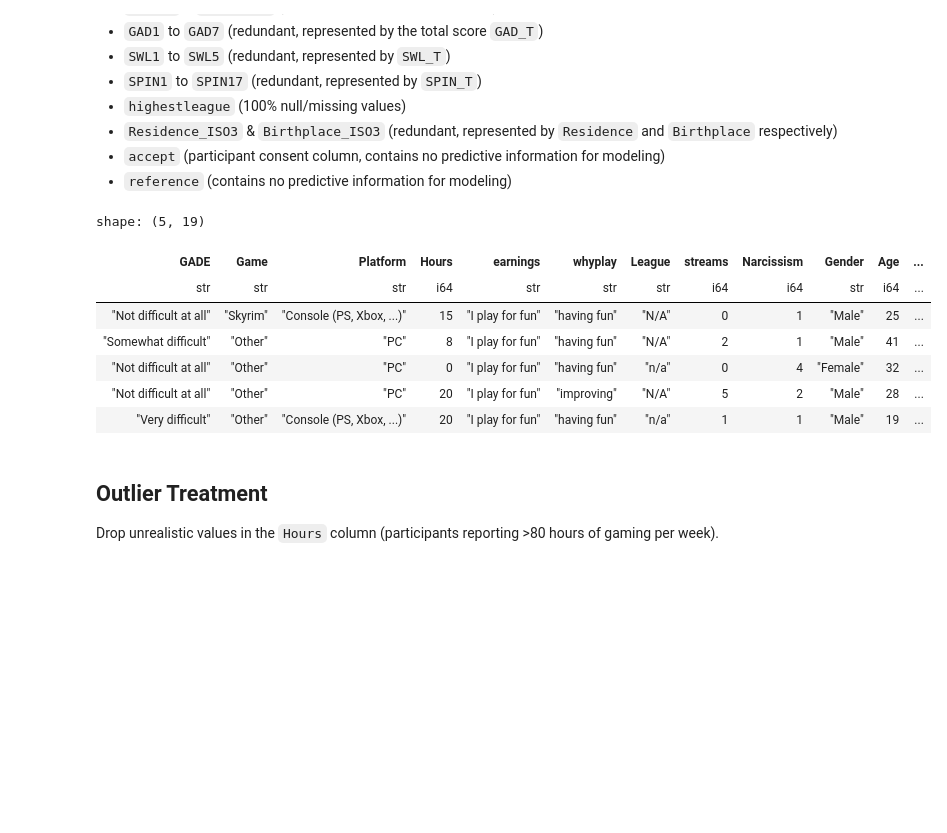
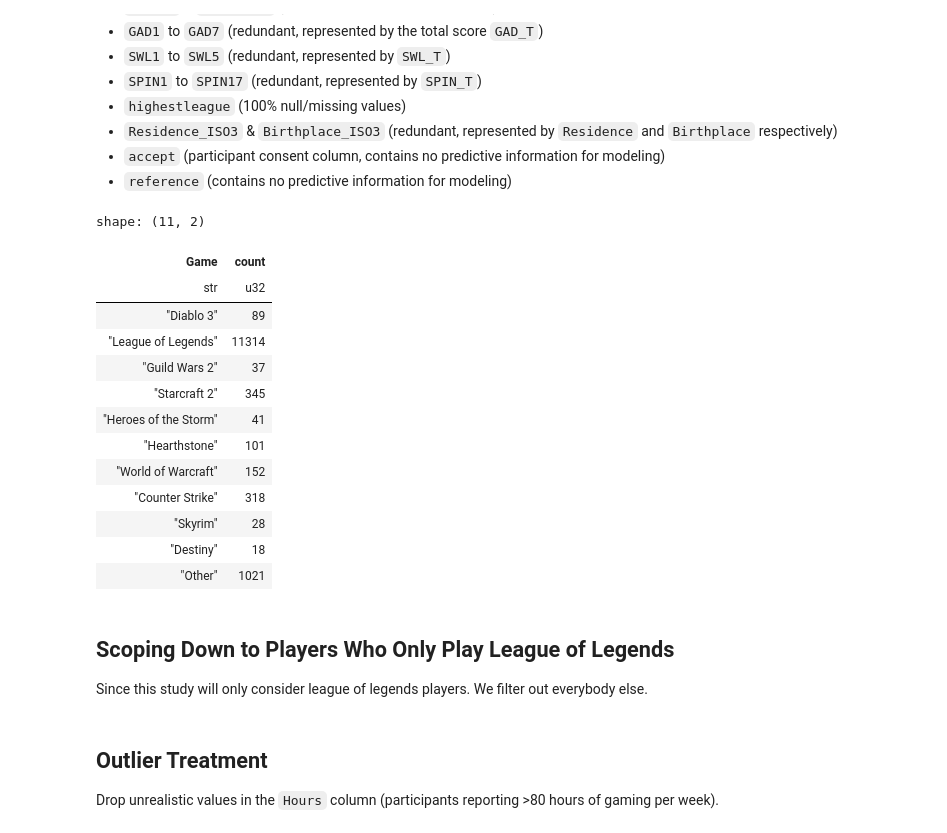
Before and after one commit to JeanLucGaffud/Statistical-Modeling-and-Simulation-Project, a Jupyter notebook: main2.ipynb, the cells around one changed output. Saved outputs shown, nothing was run; the diff lists cells and outputs as text; code cells hidden in the pictures; blank space fills up the shorter version.

```diff
--- a/main2.ipynb
+++ b/main2.ipynb
@@ -90,20 +111,30 @@ These columns were dropped as this study will utilize the aggregate variables ra
 # %%
 dropped_columns = [
     "S. No.", "Timestamp", "GAD1", "GAD2", "GAD3", "GAD4", "GAD5", "GAD6", "GAD7",
     "SWL1", "SWL2", "SWL3", "SWL4", "SWL5", "SPIN1", "SPIN2", "SPIN3", "SPIN4",
     "SPIN5", "SPIN6", "SPIN7", "SPIN8", "SPIN9", "SPIN10", "SPIN11", "SPIN12",
     "SPIN13", "SPIN14", "SPIN15", "SPIN16", "SPIN17", "highestleague",
     "Residence_ISO3", "Birthplace_ISO3", "accept", "Reference"
 ]
 
 df_clean = df.drop(dropped_columns)
 df_clean.head()
+df_clean["Game"].value_counts()
 # %% [output]
-shape: (5, 19)
+shape: (11, 2)
-| GADE | Game | Platform | Hours | earnings | whyplay | League | streams | Narcissism | Gender | Age | ... |
-| str | str | str | i64 | str | str | str | i64 | i64 | str | i64 | ... |
-| "Not difficult at all" | "Skyrim" | "Console (PS, Xbox, ...)" | 15 | "I play for fun" | "having fun" | "N/A" | 0 | 1 | "Male" | 25 | ... |
-| "Somewhat difficult" | "Other" | "PC" | 8 | "I play for fun" | "having fun" | "N/A" | 2 | 1 | "Male" | 41 | ... |
-| "Not difficult at all" | "Other" | "PC" | 0 | "I play for fun" | "having fun" | "n/a" | 0 | 4 | "Female" | 32 | ... |
-| "Not difficult at all" | "Other" | "PC" | 20 | "I play for fun" | "improving" | "N/A" | 5 | 2 | "Male" | 28 | ... |
-| "Very difficult" | "Other" | "Console (PS, Xbox, ...)" | 20 | "I play for fun" | "having fun" | "n/a" | 1 | 1 | "Male" | 19 | ... |
+| Game | count |
+| str | u32 |
+| "Diablo 3" | 89 |
+| "League of Legends" | 11314 |
+| "Guild Wars 2" | 37 |
+| "Starcraft 2" | 345 |
+| "Heroes of the Storm" | 41 |
+| "Hearthstone" | 101 |
+| "World of Warcraft" | 152 |
+| "Counter Strike" | 318 |
+| "Skyrim" | 28 |
+| "Destiny" | 18 |
+| "Other" | 1021 |
+# %% [markdown]
+## Scoping Down to Players Who Only Play League of Legends
+Since this study will only consider league of legends players. We filter out everybody else.
```
Also changed, not shown: parts of 5 cells of this notebook.
